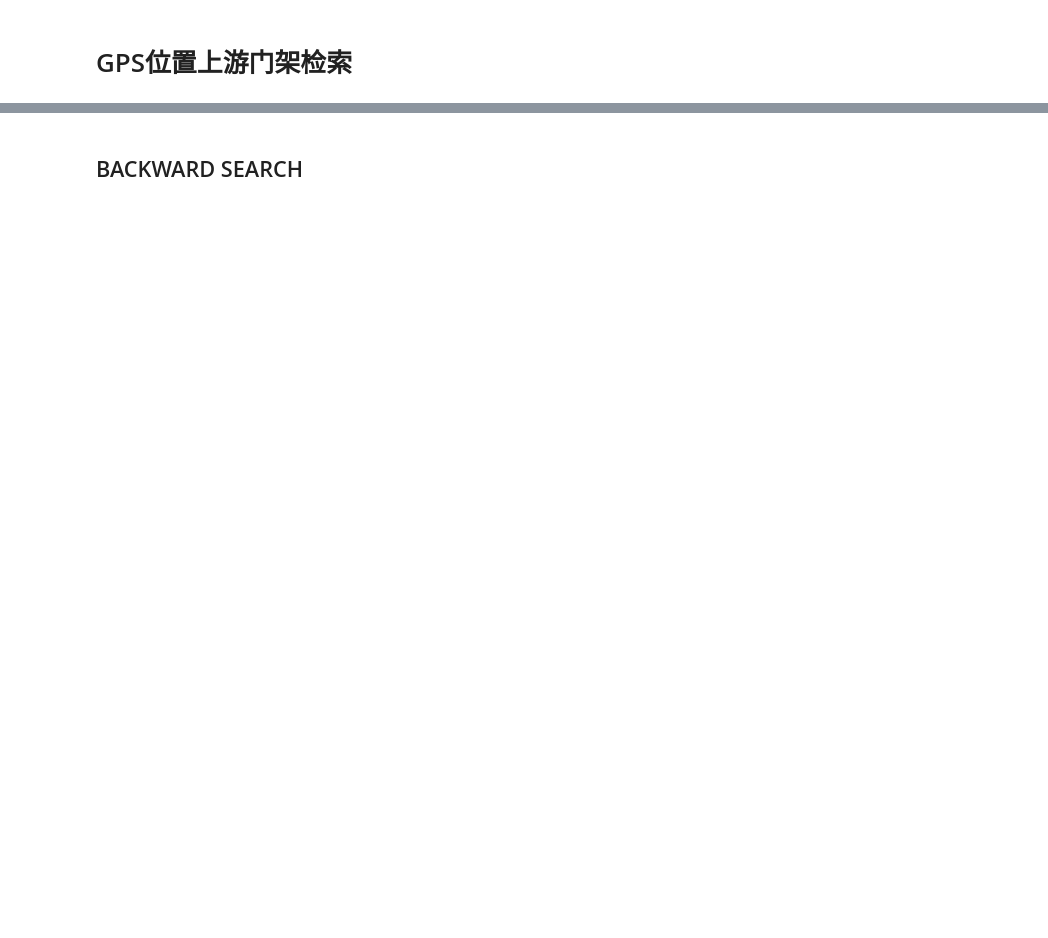
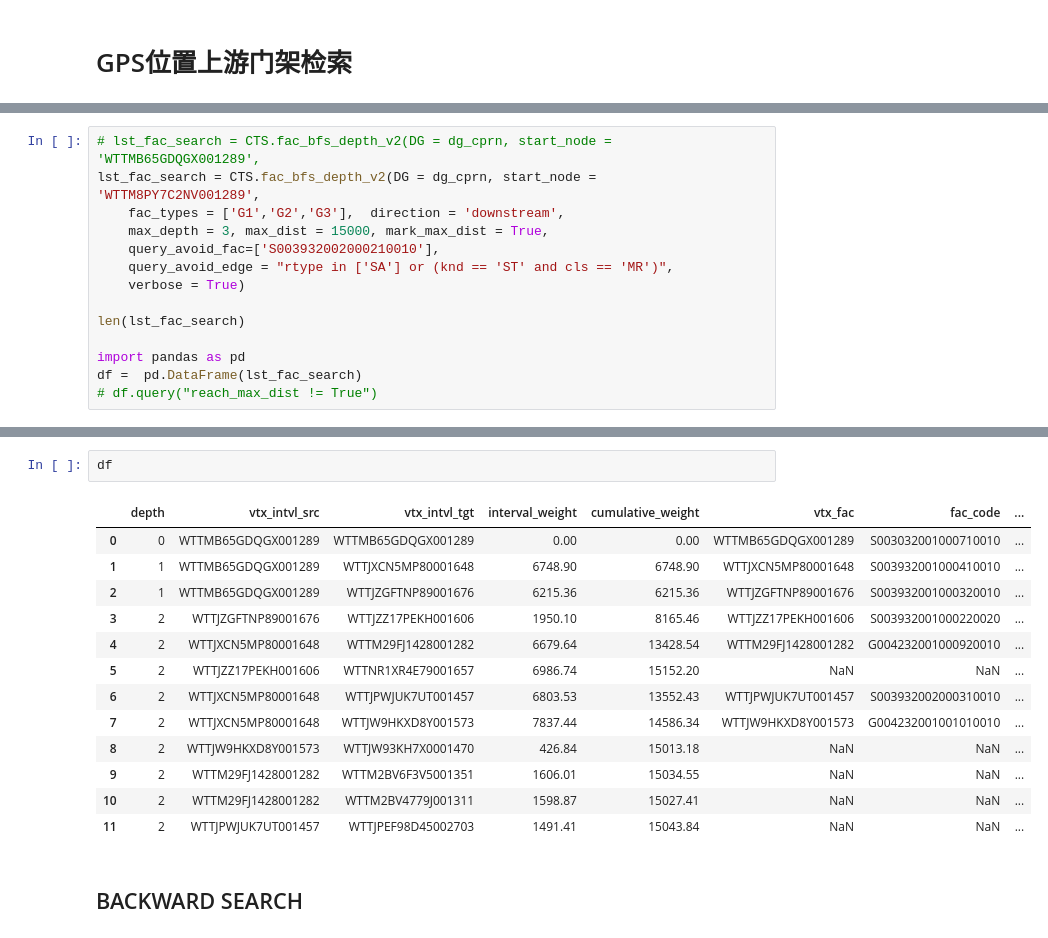
Before and after one commit to SeikaScarlet/cprn, a Jupyter notebook: jnb/x.ipynb, the cells around one changed output, grey strips where cells are left out. Drawn from its saved outputs; the diff is of its cells as text; blank space fills up the shorter version.

```diff
--- a/jnb/x.ipynb
+++ b/jnb/x.ipynb
@@ -57,0 +68,14 @@ AttributeError: 'DiGraph' object has no attribute 'successor'
+# %%
+# lst_fac_search = CTS.fac_bfs_depth_v2(DG = dg_cprn, start_node = 'WTTMB65GDQGX001289',
+lst_fac_search = CTS.fac_bfs_depth_v2(DG = dg_cprn, start_node = 'WTTM8PY7C2NV001289',
+    fac_types = ['G1','G2','G3'],  direction = 'downstream',
+    max_depth = 3, max_dist = 15000, mark_max_dist = True,
+    query_avoid_fac=['S003932002000210010'],
+    query_avoid_edge = "rtype in ['SA'] or (knd == 'ST' and cls == 'MR')",
+    verbose = True)
+
+len(lst_fac_search)
+
+import pandas as pd
+df =  pd.DataFrame(lst_fac_search)
+# df.query("reach_max_dist != True")
@@ -58,3 +117,19 @@ AttributeError: 'DiGraph' object has no attribute 'successor'
+# %%
+df
+# %% [output]
+|  | depth | vtx_intvl_src | vtx_intvl_tgt | interval_weight | cumulative_weight | vtx_fac | fac_code | ... |
+| 0 | 0 | WTTMB65GDQGX001289 | WTTMB65GDQGX001289 | 0.00 | 0.00 | WTTMB65GDQGX001289 | S003032001000710010 | ... |
+| 1 | 1 | WTTMB65GDQGX001289 | WTTJXCN5MP80001648 | 6748.90 | 6748.90 | WTTJXCN5MP80001648 | S003932001000410010 | ... |
+| 2 | 1 | WTTMB65GDQGX001289 | WTTJZGFTNP89001676 | 6215.36 | 6215.36 | WTTJZGFTNP89001676 | S003932001000320010 | ... |
+| 3 | 2 | WTTJZGFTNP89001676 | WTTJZZ17PEKH001606 | 1950.10 | 8165.46 | WTTJZZ17PEKH001606 | S003932001000220020 | ... |
+| 4 | 2 | WTTJXCN5MP80001648 | WTTM29FJ1428001282 | 6679.64 | 13428.54 | WTTM29FJ1428001282 | G004232001000920010 | ... |
+| 5 | 2 | WTTJZZ17PEKH001606 | WTTNR1XR4E79001657 | 6986.74 | 15152.20 | NaN | NaN | ... |
+| 6 | 2 | WTTJXCN5MP80001648 | WTTJPWJUK7UT001457 | 6803.53 | 13552.43 | WTTJPWJUK7UT001457 | S003932002000310010 | ... |
+| 7 | 2 | WTTJXCN5MP80001648 | WTTJW9HKXD8Y001573 | 7837.44 | 14586.34 | WTTJW9HKXD8Y001573 | G004232001001010010 | ... |
+| 8 | 2 | WTTJW9HKXD8Y001573 | WTTJW93KH7X0001470 | 426.84 | 15013.18 | NaN | NaN | ... |
+| 9 | 2 | WTTM29FJ1428001282 | WTTM2BV6F3V5001351 | 1606.01 | 15034.55 | NaN | NaN | ... |
+| 10 | 2 | WTTM29FJ1428001282 | WTTM2BV4779J001311 | 1598.87 | 15027.41 | NaN | NaN | ... |
+| 11 | 2 | WTTJPWJUK7UT001457 | WTTJPEF98D45002703 | 1491.41 | 15043.84 | NaN | NaN | ... |
 # %% [markdown]
 ## BACKWARD SEARCH
 # %%
```
Also changed, not shown: parts of 19 cells of this notebook, 1 other file.
